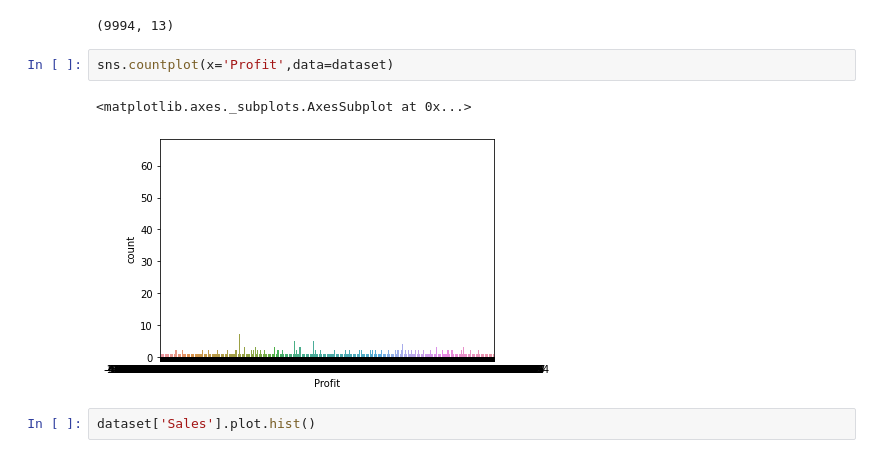
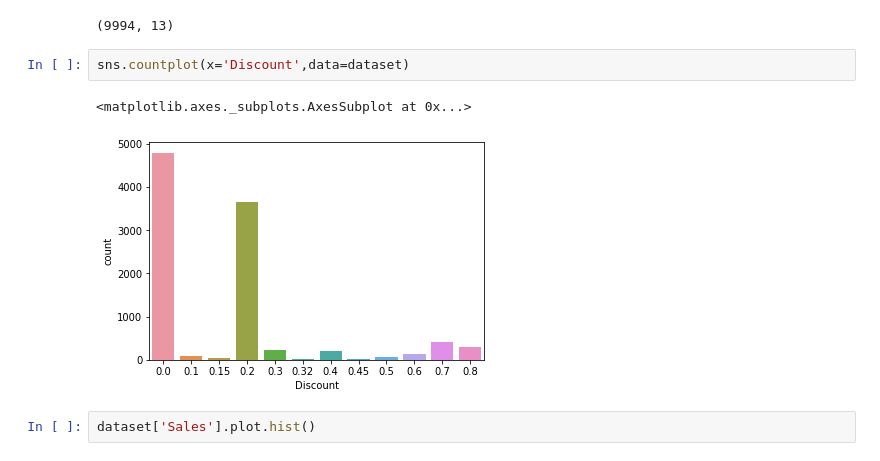
Before and after one commit to MansiSinghP/Tasks-The-sparks-Foundation, a Jupyter notebook: task_3.ipynb, the cells around one changed output. Saved outputs shown, nothing was run; the diff lists cells and outputs as text.

```diff
--- a/task_3.ipynb
+++ b/task_3.ipynb
@@ -31,10 +31,10 @@ dataset.shape
 # %% [output]
 (9994, 13)
 # %%
-sns.countplot(x='Profit',data=dataset)
+sns.countplot(x='Discount',data=dataset)
 # %% [output]
 <matplotlib.axes._subplots.AxesSubplot at 0x...>
-[figure, old version]
+[figure, new version]
 # %%
 dataset['Sales'].plot.hist()
 # %% [output]
```
